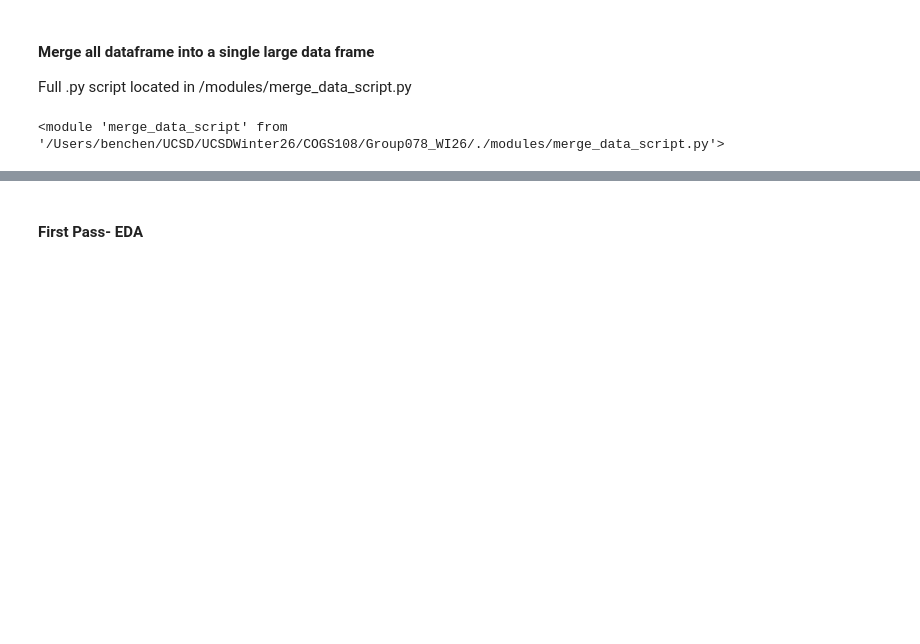
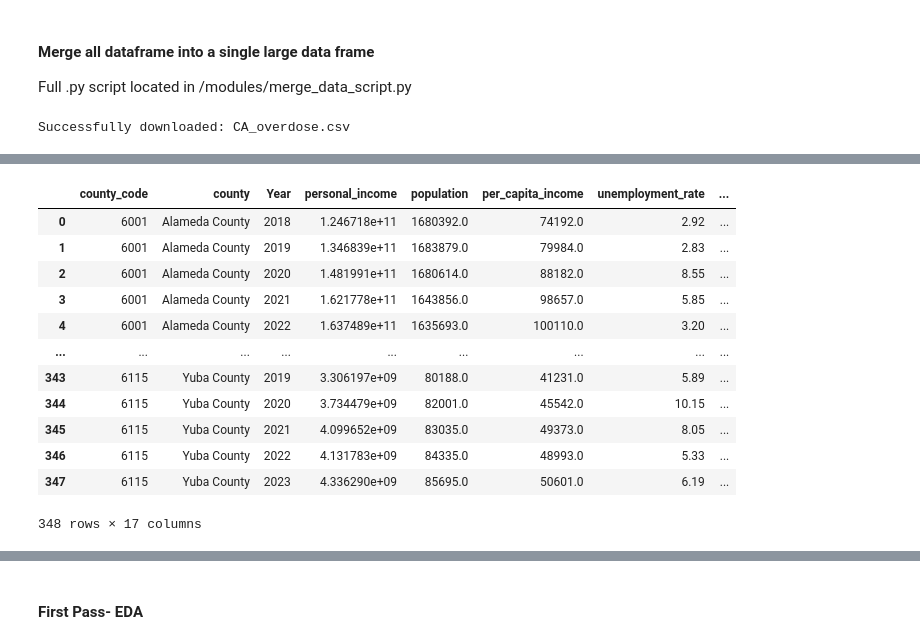
Before and after one commit to COGS108/Group078_WI26, a Jupyter notebook: 02-EDACheckpoint.ipynb, the cells around one changed output, grey strips where cells are left out. Saved outputs shown, nothing was run; the diff lists cells and outputs as text; code cells hidden in the pictures; blank space fills up the shorter version.

Commit message:
merged X40s with all other data

```diff
--- a/02-EDACheckpoint.ipynb
+++ b/02-EDACheckpoint.ipynb
@@ -351,8 +351,9 @@ Full .py script located in /modules/merge_data_script.py
 # %%
 # Merge Datasets into a large dataframe
 # Call merge_data_script.py
-import merge_data_script
+from merge_data_script import build_ca_merged_df
+merge_raw = build_ca_merged_df()
 
-merge_data_script
+merge_raw
 # %% [output]
-<module 'merge_data_script' from '/Users/benchen/UCSD/UCSDWinter26/COGS108/Group078_WI26/./modules/merge_data_script.py'>
+Successfully downloaded: CA_overdose.csv
@@ -358,0 +363,13 @@ merge_data_script
+|  | county_code | county | Year | personal_income | population | per_capita_income | unemployment_rate | ... |
+| 0 | 6001 | Alameda County | 2018 | 1.246718e+11 | 1680392.0 | 74192.0 | 2.92 | ... |
+| 1 | 6001 | Alameda County | 2019 | 1.346839e+11 | 1683879.0 | 79984.0 | 2.83 | ... |
+| 2 | 6001 | Alameda County | 2020 | 1.481991e+11 | 1680614.0 | 88182.0 | 8.55 | ... |
+| 3 | 6001 | Alameda County | 2021 | 1.621778e+11 | 1643856.0 | 98657.0 | 5.85 | ... |
+| 4 | 6001 | Alameda County | 2022 | 1.637489e+11 | 1635693.0 | 100110.0 | 3.20 | ... |
+| ... | ... | ... | ... | ... | ... | ... | ... | ... |
+| 343 | 6115 | Yuba County | 2019 | 3.306197e+09 | 80188.0 | 41231.0 | 5.89 | ... |
+| 344 | 6115 | Yuba County | 2020 | 3.734479e+09 | 82001.0 | 45542.0 | 10.15 | ... |
+| 345 | 6115 | Yuba County | 2021 | 4.099652e+09 | 83035.0 | 49373.0 | 8.05 | ... |
+| 346 | 6115 | Yuba County | 2022 | 4.131783e+09 | 84335.0 | 48993.0 | 5.33 | ... |
+| 347 | 6115 | Yuba County | 2023 | 4.336290e+09 | 85695.0 | 50601.0 | 6.19 | ... |
+348 rows × 17 columns
```
Also changed, not shown: parts of 8 cells of this notebook, 1 other file.
